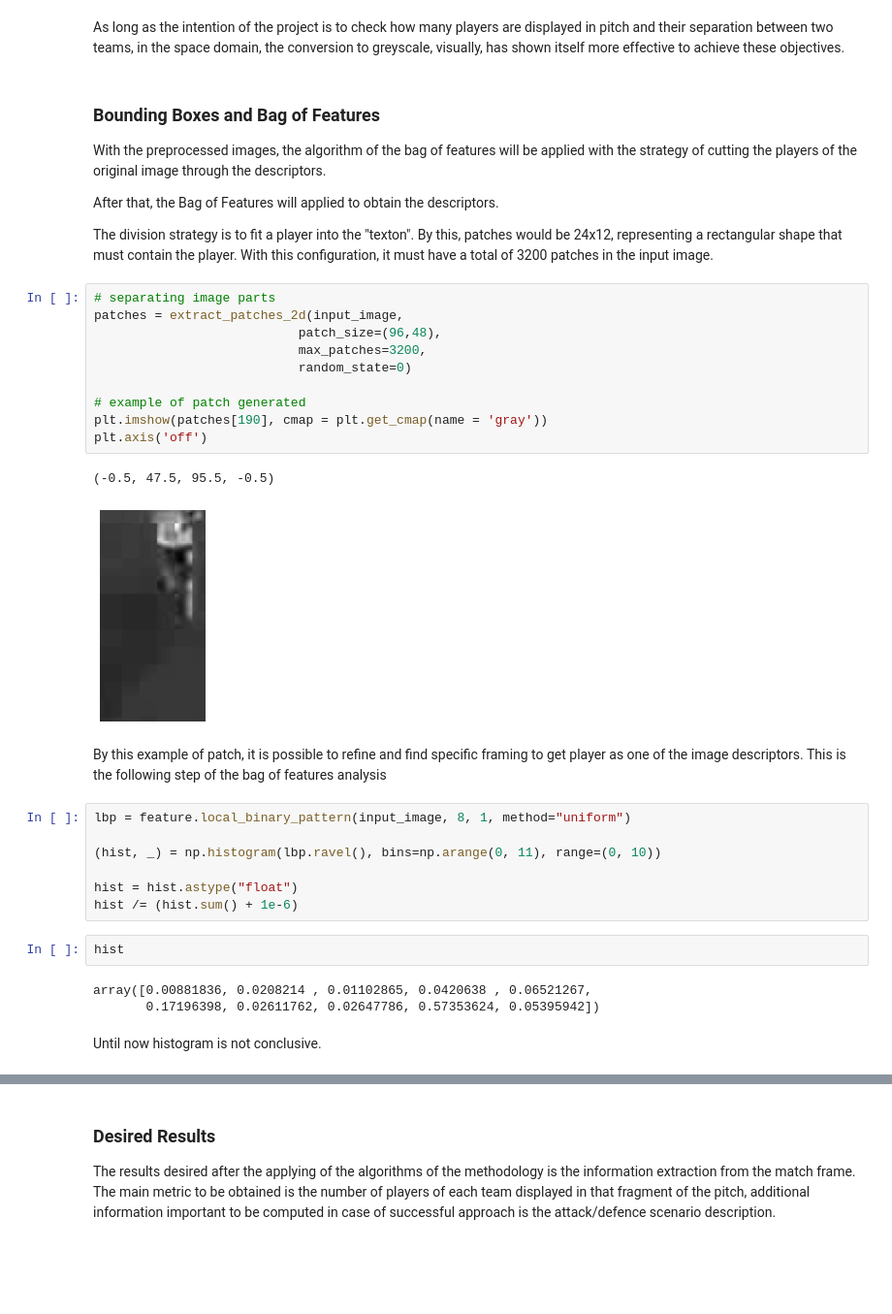
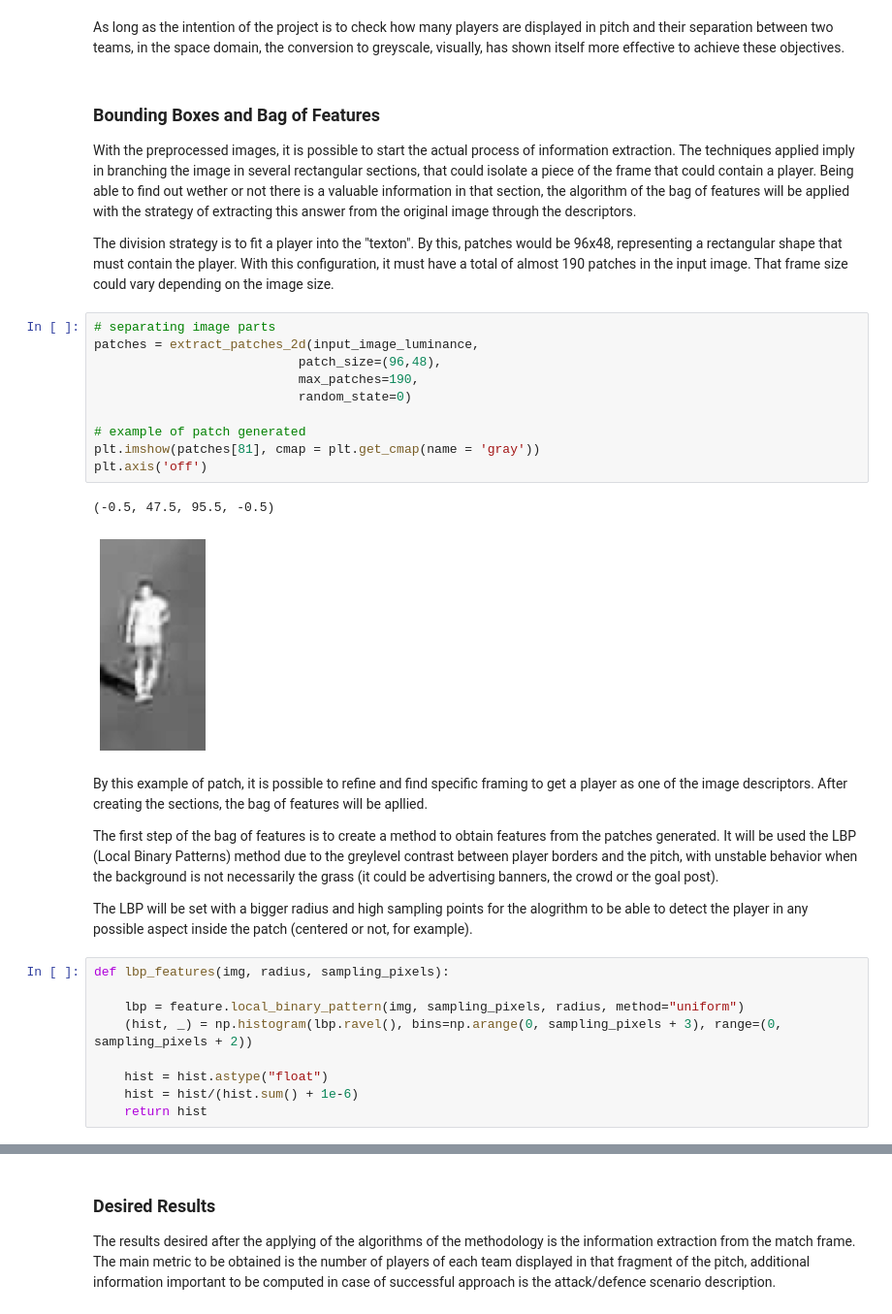
Before and after one commit to ricardoffv/football_images_analysis, a Jupyter notebook: Football Images Analysis - Final Report.ipynb, the cells around one changed output, grey strips where cells are left out. Shown at 97% size. Saved outputs shown, nothing was run; the diff lists cells and outputs as text; blank space fills up the shorter version.

```diff
--- a/Football Images Analysis - Final Report.ipynb
+++ b/Football Images Analysis - Final Report.ipynb
@@ -175,37 +175,34 @@ As long as the intention of the project is to check how many players are display
 # %% [markdown]
 ### Bounding Boxes and Bag of Features
 
-With the preprocessed images, the algorithm of the bag of features will be applied with the strategy of cutting the players of the original image through the descriptors.
+With the preprocessed images, it is possible to start the actual process of information extraction. The techniques applied imply in branching the image in several rectangular sections, that could isolate a piece of the frame that could contain a player. Being able to find out wether or not there is a valuable information in that section, the algorithm of the bag of features will be applied with the strategy of extracting this answer from the original image through the descriptors.
 
-After that, the Bag of Features will applied to obtain the descriptors.
-
-The division strategy is to fit a player into the "texton". By this, patches would be 24x12, representing a rectangular shape that must contain the player. With this configuration, it must have a total of 3200 patches in the input image.
+The division strategy is to fit a player into the "texton". By this, patches would be 96x48, representing a rectangular shape that must contain the player. With this configuration, it must have a total of almost 190 patches in the input image. That frame size could vary depending on the image size.
 # %%
 # separating image parts
-patches = extract_patches_2d(input_image,
+patches = extract_patches_2d(input_image_luminance,
                            patch_size=(96,48),
-                           max_patches=3200,
+                           max_patches=190,
                            random_state=0)
 
 # example of patch generated
-plt.imshow(patches[190], cmap = plt.get_cmap(name = 'gray'))
+plt.imshow(patches[81], cmap = plt.get_cmap(name = 'gray'))
 plt.axis('off')
 # %% [output]
 (-0.5, 47.5, 95.5, -0.5)
-[figure, old version]
+[figure, new version]
-# %% [markdown]
-By this example of patch, it is possible to refine and find specific framing to get player as one of the image descriptors. This is the following step of the bag of features analysis
+# %% [markdown]
+By this example of patch, it is possible to refine and find specific framing to get a player as one of the image descriptors. After creating the sections, the bag of features will be apllied.
+
+The first step of the bag of features is to create a method to obtain features from the patches generated. It will be used the LBP (Local Binary Patterns) method due to the greylevel contrast between player borders and the pitch, with unstable behavior when the background is not necessarily the grass (it could be advertising banners, the crowd or the goal post).
+
+The LBP will be set with a bigger radius and high sampling points for the alogrithm to be able to detect the player in any possible aspect inside the patch (centered or not, for example).
 # %%
-lbp = feature.local_binary_pattern(input_image, 8, 1, method="uniform")
+def lbp_features(img, radius, sampling_pixels):
 
-(hist, _) = np.histogram(lbp.ravel(), bins=np.arange(0, 11), range=(0, 10))
+    lbp = feature.local_binary_pattern(img, sampling_pixels, radius, method="uniform")
+    (hist, _) = np.histogram(lbp.ravel(), bins=np.arange(0, sampling_pixels + 3), range=(0, sampling_pixels + 2))
 
-hist = hist.astype("float")
-hist /= (hist.sum() + 1e-6)
+    hist = hist.astype("float")
+    hist = hist/(hist.sum() + 1e-6)
+    return hist
-# %%
-hist
-# %% [output]
-array([0.00881836, 0.0208214 , 0.01102865, 0.0420638 , 0.06521267,
-       0.17196398, 0.02611762, 0.02647786, 0.57353624, 0.05395942])
-# %% [markdown]
-Until now histogram is not conclusive.
```
Also changed, not shown: parts of 24 cells of this notebook.
